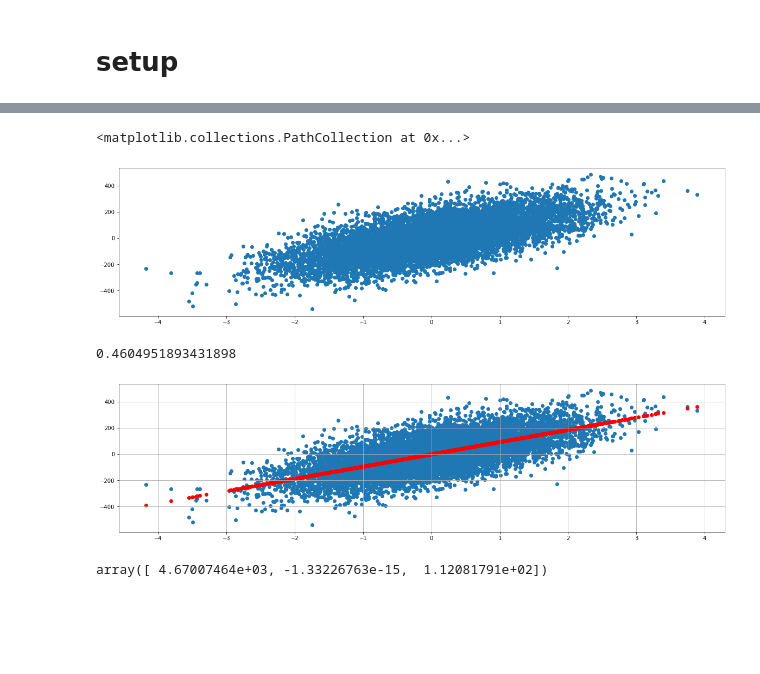
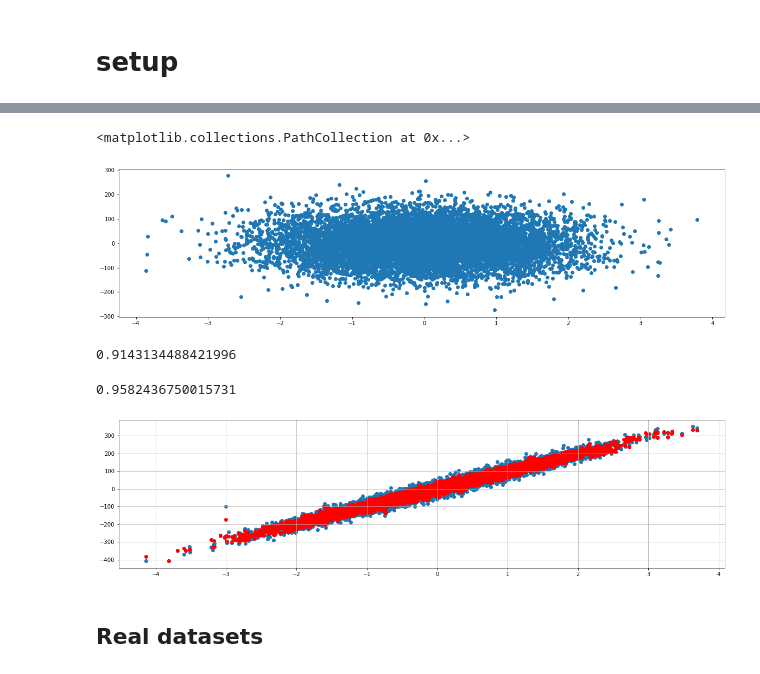
Before and after one commit to venkyyuvy/stats_simul, a Jupyter notebook: linear regression.ipynb, the cells around one changed output, grey strips where cells are left out. Cells and saved outputs as stored; diff of their text form; code cells hidden in the pictures; blank space fills up the shorter version.

```diff
--- a/linear regression.ipynb
+++ b/linear regression.ipynb
@@ -10,4 +10,4 @@ import math
 
 from sklearn.datasets import make_regression
 # %%
-X, y = make_regression(n_samples=10000, n_features=2, n_informative=1, noise=100)
+X, y = make_regression(n_samples=10000, n_features=2, n_informative=1, noise=20)
@@ -37,7 +27,7 @@ plt.figure(figsize=(20, 5))
 plt.scatter(X[:,0], y)
 # %% [output]
 <matplotlib.collections.PathCollection at 0x...>
-[figure, old version]
+[figure, new version]
 # %%
 from sklearn.linear_model import LinearRegression
 
@@ -47,15 +37,20 @@ from sklearn.metrics import r2_score
 
 r2_score(y, lr.predict(X))
 # %% [output]
-0.4604951893431898
+0.9143134488421996
+# %%
+from sklearn.neighbors import KNeighborsRegressor
+knn = KNeighborsRegressor(n_neighbors=2).fit(X, y)
+
+r2_score(y, knn.predict(X))
+# %% [output]
+0.9582436750015731
 # %%
 plt.figure(figsize=(20, 5))
 plt.scatter(X[:,0], y)
-plt.scatter(X[:,0], lr.predict(X), color='r')
+plt.scatter(X[:, 0], knn.predict(X), color='r')
 plt.grid(True)
 # %% [output]
-[figure, old version]
+[figure, new version]
-# %%
-lr.predict([[50, 10], [0,0], [1.2, 1.9]])
-# %% [output]
-array([ 4.67007464e+03, -1.33226763e-15,  1.12081791e+02])
+# %% [markdown]
+## Real datasets
```
Also changed, not shown: parts of 10 cells of this notebook, 1 other file.
